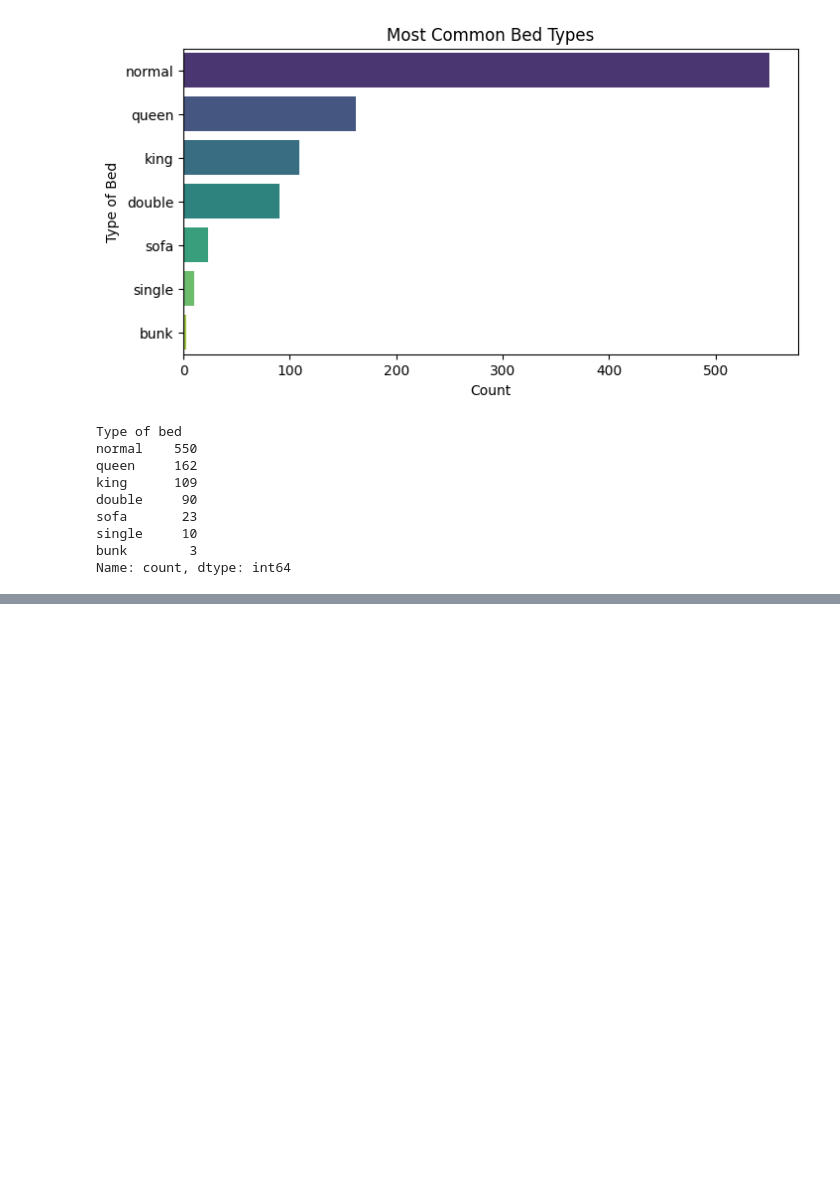
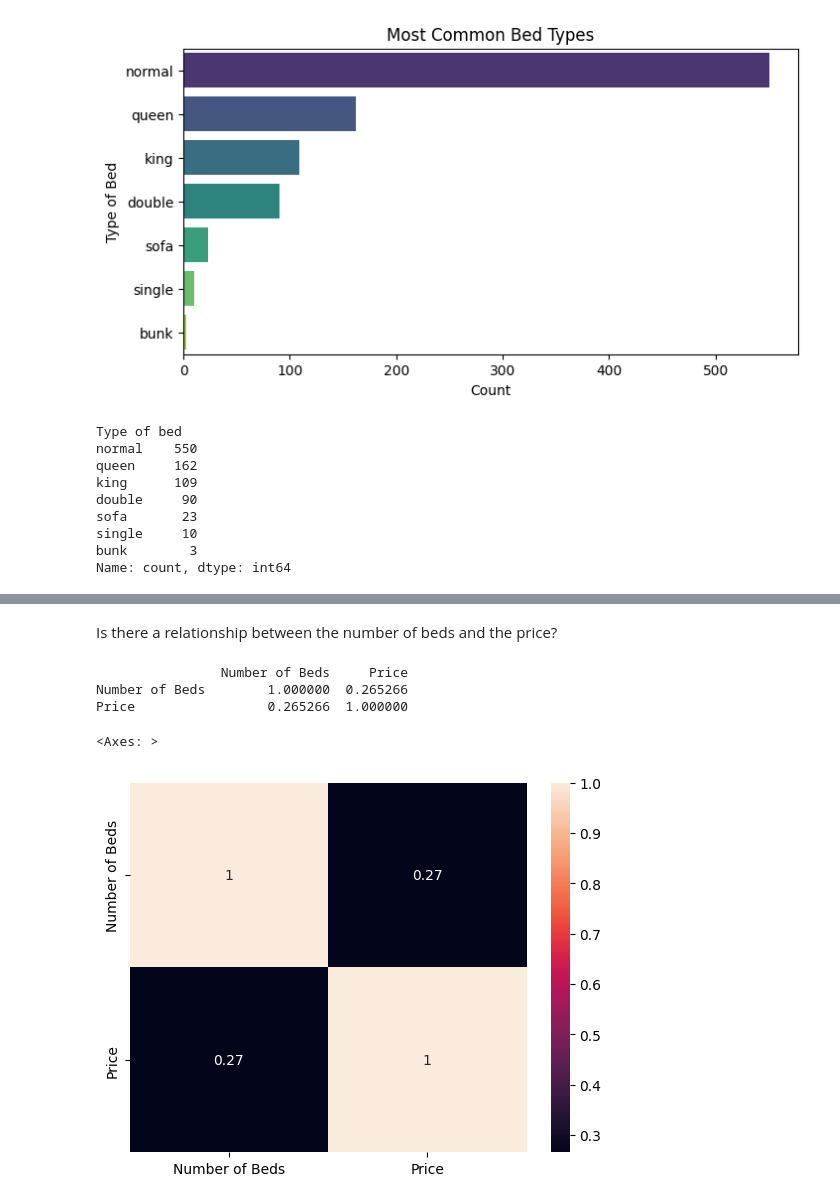
Before and after one commit to khalidkhankakar/EDA-projects-for-Machine-Learning, a Jupyter notebook: Airbnb Listing/main.ipynb, the cells around one changed output, grey strips where cells are left out. Saved outputs shown, nothing was run; the diff lists cells and outputs as text; code cells hidden in the pictures; blank space fills up the shorter version.

```diff
--- a/Airbnb Listing/main.ipynb
+++ b/Airbnb Listing/main.ipynb
@@ -409,0 +468,11 @@ Name: count, dtype: int64
+# %% [markdown]
+Is there a relationship between the number of beds and the price?
+# %%
+print(final_df[['Number of Beds', 'Price']].corr())
+sns.heatmap(final_df[['Number of Beds', 'Price']].corr(), annot=True)
+# %% [output]
+                Number of Beds     Price
+Number of Beds        1.000000  0.265266
+Price                 0.265266  1.000000
+<Axes: >
+[figure, added]
```
Also changed, not shown: parts of 8 cells of this notebook.
